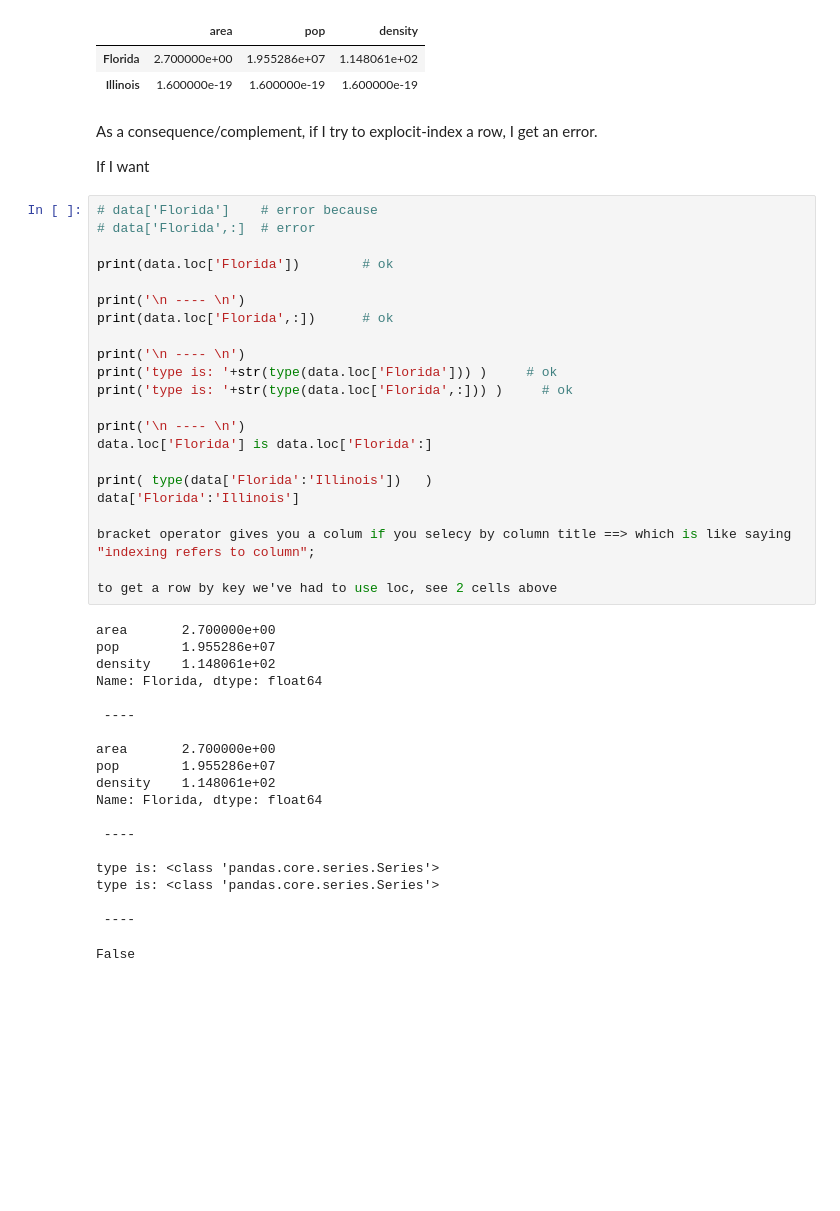
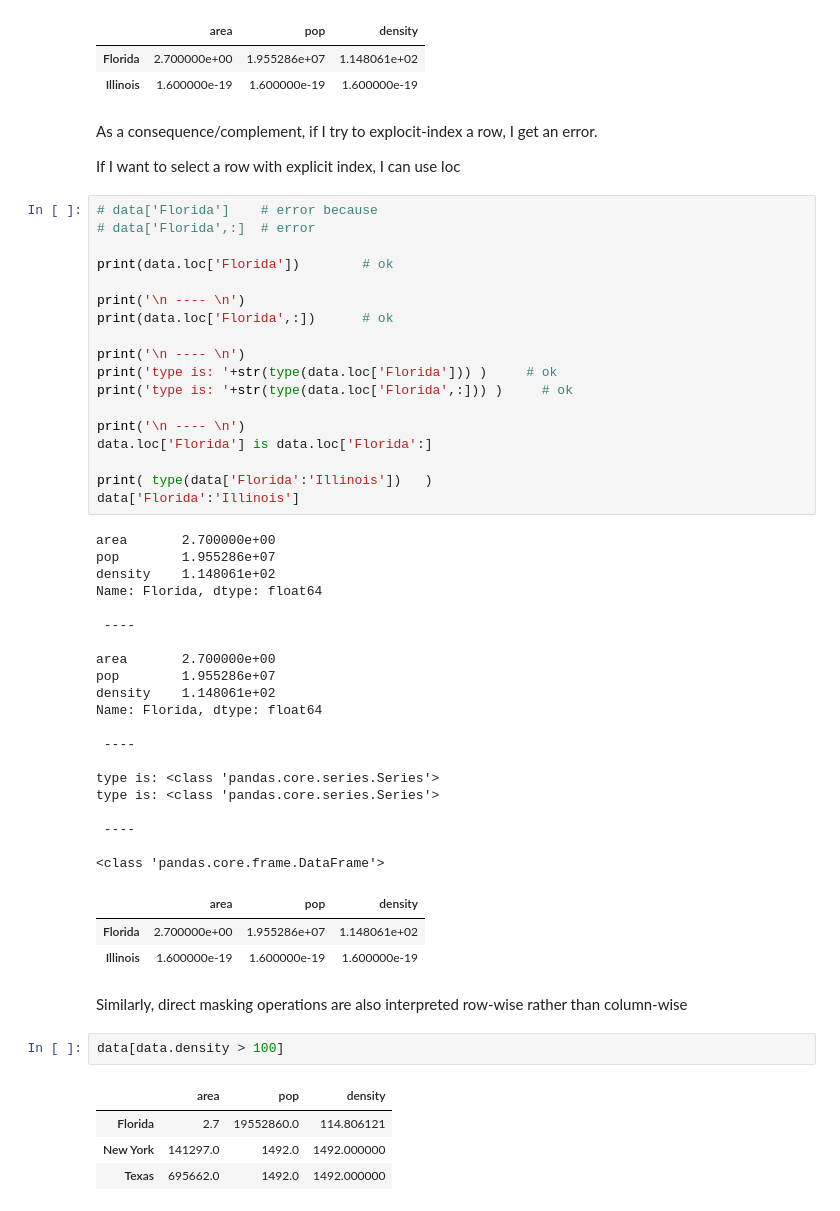
Before and after one commit to franzoni/ML-A-Z-Hands-On-Python-R, a Jupyter notebook: Machine_Learning_A-Z_Template_Folder/Part_4_-_Clustering/Section_2xx_-_Part_PLAYplay/pandas_Indexing_Selection.ipynb, the cells around one changed output. Drawn from its saved outputs; the diff is of its cells as text; blank space fills up the shorter version.

Commit message:
Dataframe: Indexing and Selection DONE

```diff
--- a/Machine_Learning_A-Z_Template_Folder/Part_4_-_Clustering/Section_2xx_-_Part_PLAYplay/pandas_Indexing_Selection.ipynb
+++ b/Machine_Learning_A-Z_Template_Folder/Part_4_-_Clustering/Section_2xx_-_Part_PLAYplay/pandas_Indexing_Selection.ipynb
@@ -431,7 +438,7 @@ data['Florida':'Illinois']
 # %% [markdown]
 As a consequence/complement, if I try to explocit-index a row, I get an error.
 
-If I want
+If I want to select a row with explicit index, I can use loc
 # %%
 # data['Florida']    # error because
 # data['Florida',:]  # error
@@ -450,10 +457,6 @@ data.loc['Florida'] is data.loc['Florida':]
 
 print( type(data['Florida':'Illinois'])   )
 data['Florida':'Illinois']
-
-bracket operator gives you a colum if you selecy by column title ==> which is like saying "indexing refers to column";
-
-to get a row by key we've had to use loc, see 2 cells above
 # %% [output]
 area       2.700000e+00
 pop        1.955286e+07
@@ -473,4 +476,17 @@ type is: <class 'pandas.core.series.Series'>
 type is: <class 'pandas.core.series.Series'>
 
  ----
+
+<class 'pandas.core.frame.DataFrame'>
-False
+|  | area | pop | density |
+| Florida | 2.700000e+00 | 1.955286e+07 | 1.148061e+02 |
+| Illinois | 1.600000e-19 | 1.600000e-19 | 1.600000e-19 |
+# %% [markdown]
+Similarly, direct masking operations are also interpreted row-wise rather than column-wise
+# %%
+data[data.density > 100]
+# %% [output]
+|  | area | pop | density |
+| Florida | 2.7 | 19552860.0 | 114.806121 |
+| New York | 141297.0 | 1492.0 | 1492.000000 |
+| Texas | 695662.0 | 1492.0 | 1492.000000 |
```
Also changed, not shown: parts of 5 cells of this notebook.
